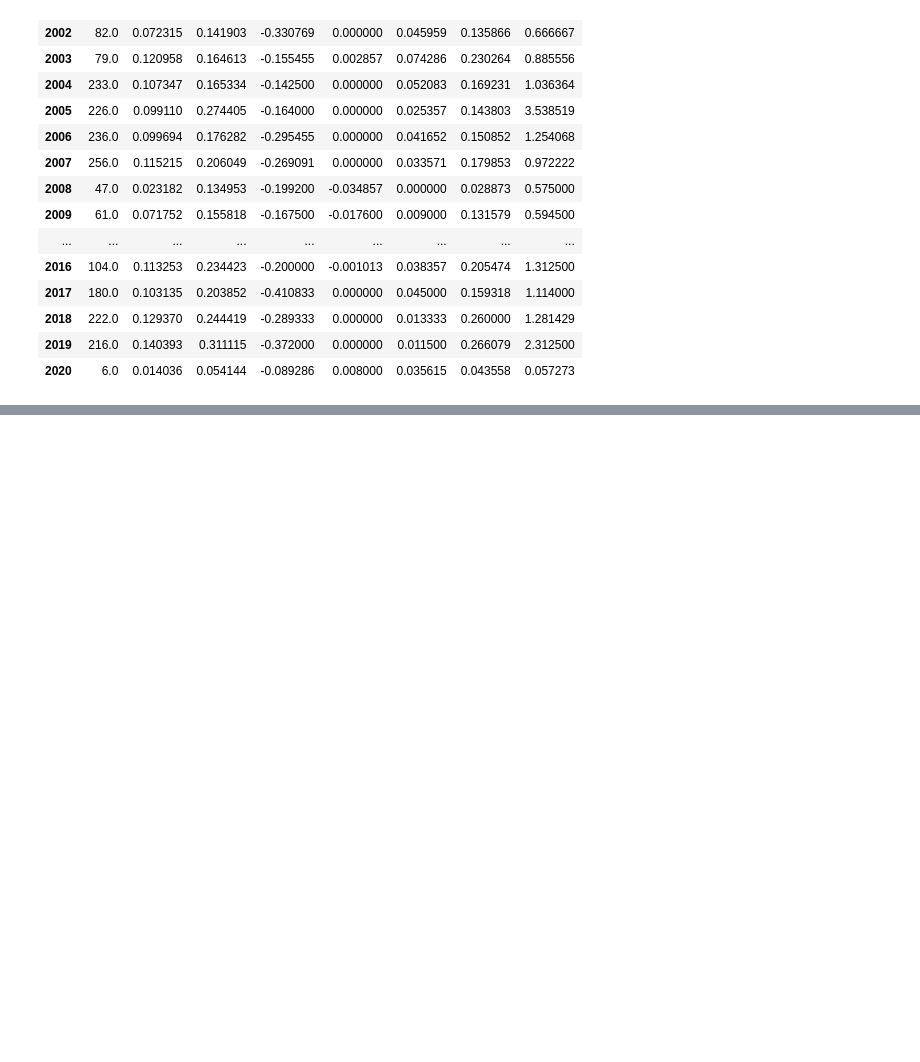
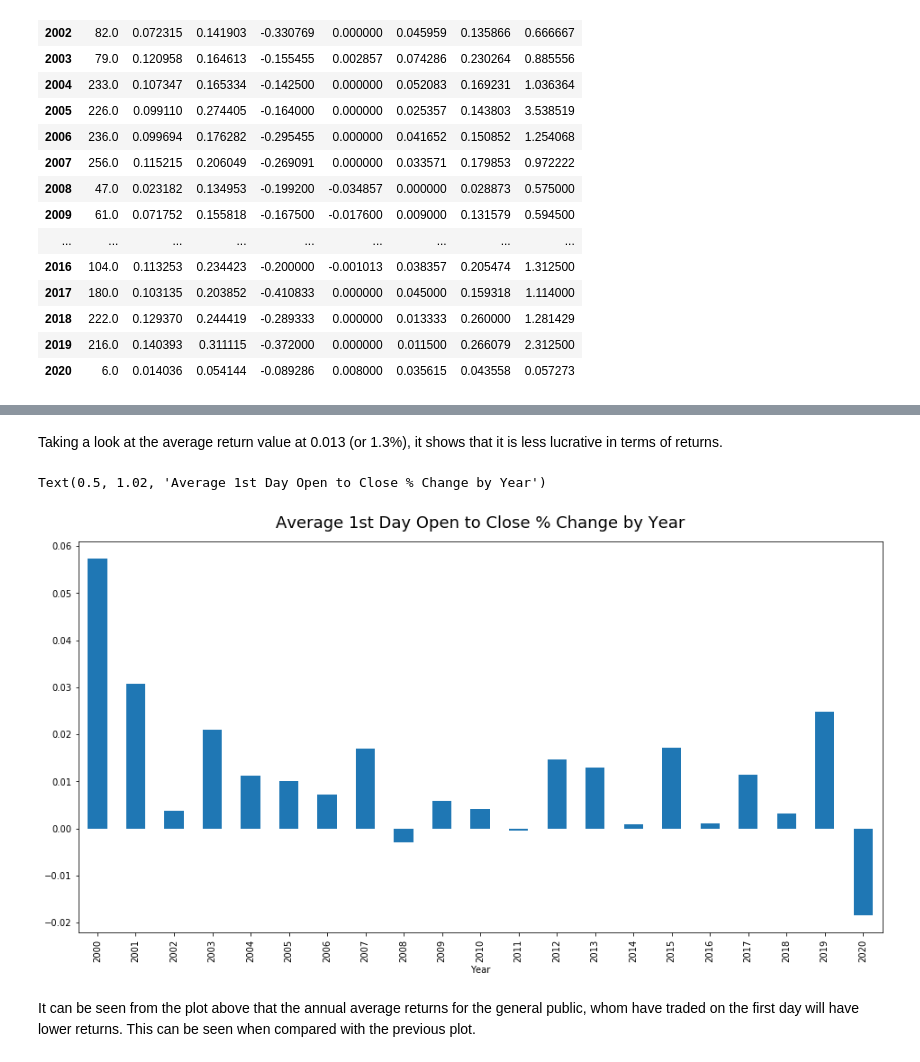
Before and after one commit to ylee9107/ML_app_Forecast_IPOmarket, a Jupyter notebook: ML_app_Forecast_IPOmarket.ipynb, the cells around one changed output, grey strips where cells are left out. Cells and saved outputs as stored; diff of their text form; code cells hidden in the pictures; blank space fills up the shorter version.

```diff
--- a/ML_app_Forecast_IPOmarket.ipynb
+++ b/ML_app_Forecast_IPOmarket.ipynb
@@ -270,0 +288,2 @@ summary_byYear
+# %%
+df_ipo['1st Day Open to Close % Chg'] = (df_ipo['1st Day Close'] - df_ipo['Opening Price']) / df_ipo['Opening Price']
@@ -270,0 +302,11 @@ summary_byYear
+# %% [markdown]
+Taking a look at the average return value at 0.013 (or 1.3%), it shows that it is less lucrative in terms of returns.
+# %%
+fig, ax = plt.subplots(figsize=(16,8))
+df_ipo.groupby('Year')['1st Day Open to Close % Chg'].mean().plot(kind = 'bar', ax = ax)
+ax.set_title('Average 1st Day Open to Close % Change by Year', fontdict = {'size': 18}, y = 1.02)
+# %% [output]
+Text(0.5, 1.02, 'Average 1st Day Open to Close % Change by Year')
+[figure, added]
+# %% [markdown]
+It can be seen from the plot above that the annual average returns for the general public, whom have traded on the first day will have lower returns. This can be seen when compared with the previous plot.
```
Also changed, not shown: parts of 5 cells of this notebook.
